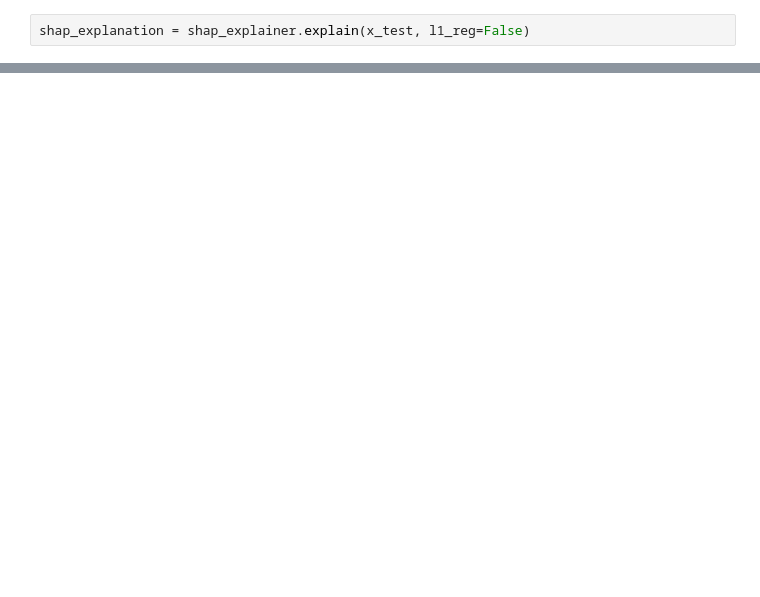
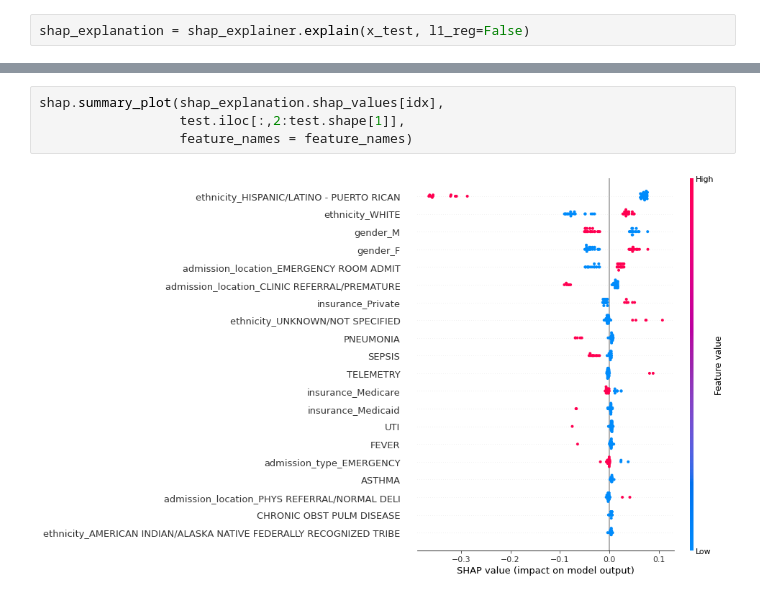
Before and after one commit to isabelizimm/hai-project, a Jupyter notebook: notebooks/04-model-explainability.ipynb, the cells around one changed output, grey strips where cells are left out. Cells and saved outputs as stored; diff of their text form; blank space fills up the shorter version.

Commit message:
03 prose + 04 SHAP/prose'

```diff
--- a/notebooks/04-model-explainability.ipynb
+++ b/notebooks/04-model-explainability.ipynb
@@ -203,0 +158,6 @@ shap.force_plot(
+# %%
+shap.summary_plot(shap_explanation.shap_values[idx],
+                  test.iloc[:,2:test.shape[1]],
+                  feature_names = feature_names)
+# %% [output]
+[figure, added]
```
Also changed, not shown: parts of 40 cells of this notebook, 4 other files.
